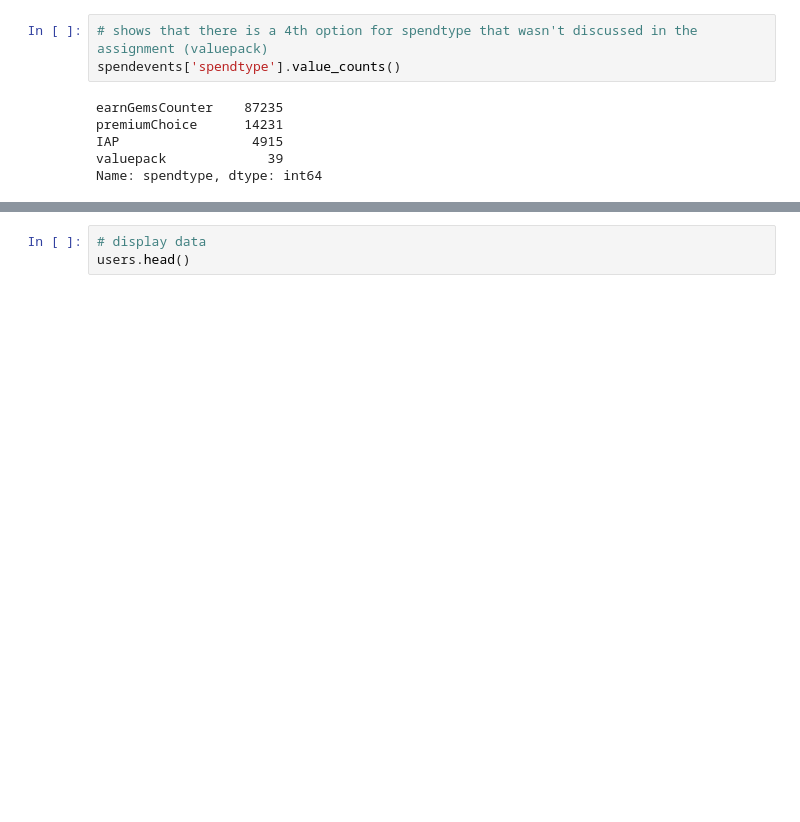
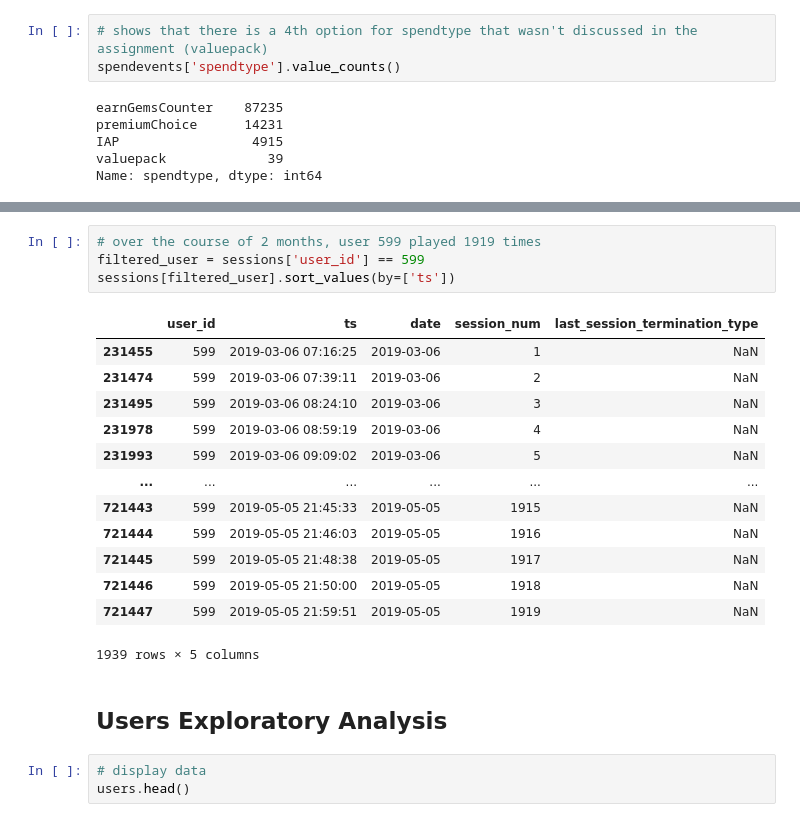
Before and after one commit to ericyeonpark/pg_data_exploratory_analysis, a Jupyter notebook: data_exploration_Eric_Park.ipynb, the cells around one changed output, grey strips where cells are left out. Drawn from its saved outputs; the diff is of its cells as text; blank space fills up the shorter version.

```diff
--- a/data_exploration_Eric_Park.ipynb
+++ b/data_exploration_Eric_Park.ipynb
@@ -269,3 +279,23 @@ sessions.head()
+# %%
+# over the course of 2 months, user 599 played 1919 times
+filtered_user = sessions['user_id'] == 599
+sessions[filtered_user].sort_values(by=['ts'])
+# %% [output]
+|  | user_id | ts | date | session_num | last_session_termination_type |
+| 231455 | 599 | 2019-03-06 07:16:25 | 2019-03-06 | 1 | NaN |
+| 231474 | 599 | 2019-03-06 07:39:11 | 2019-03-06 | 2 | NaN |
+| 231495 | 599 | 2019-03-06 08:24:10 | 2019-03-06 | 3 | NaN |
+| 231978 | 599 | 2019-03-06 08:59:19 | 2019-03-06 | 4 | NaN |
+| 231993 | 599 | 2019-03-06 09:09:02 | 2019-03-06 | 5 | NaN |
+| ... | ... | ... | ... | ... | ... |
+| 721443 | 599 | 2019-05-05 21:45:33 | 2019-05-05 | 1915 | NaN |
+| 721444 | 599 | 2019-05-05 21:46:03 | 2019-05-05 | 1916 | NaN |
+| 721445 | 599 | 2019-05-05 21:48:38 | 2019-05-05 | 1917 | NaN |
+| 721446 | 599 | 2019-05-05 21:50:00 | 2019-05-05 | 1918 | NaN |
+| 721447 | 599 | 2019-05-05 21:59:51 | 2019-05-05 | 1919 | NaN |
+1939 rows × 5 columns
+# %% [markdown]
+## Users Exploratory Analysis
 # %%
 # display data
 users.head()
```
Also changed, not shown: parts of 4 cells of this notebook.
